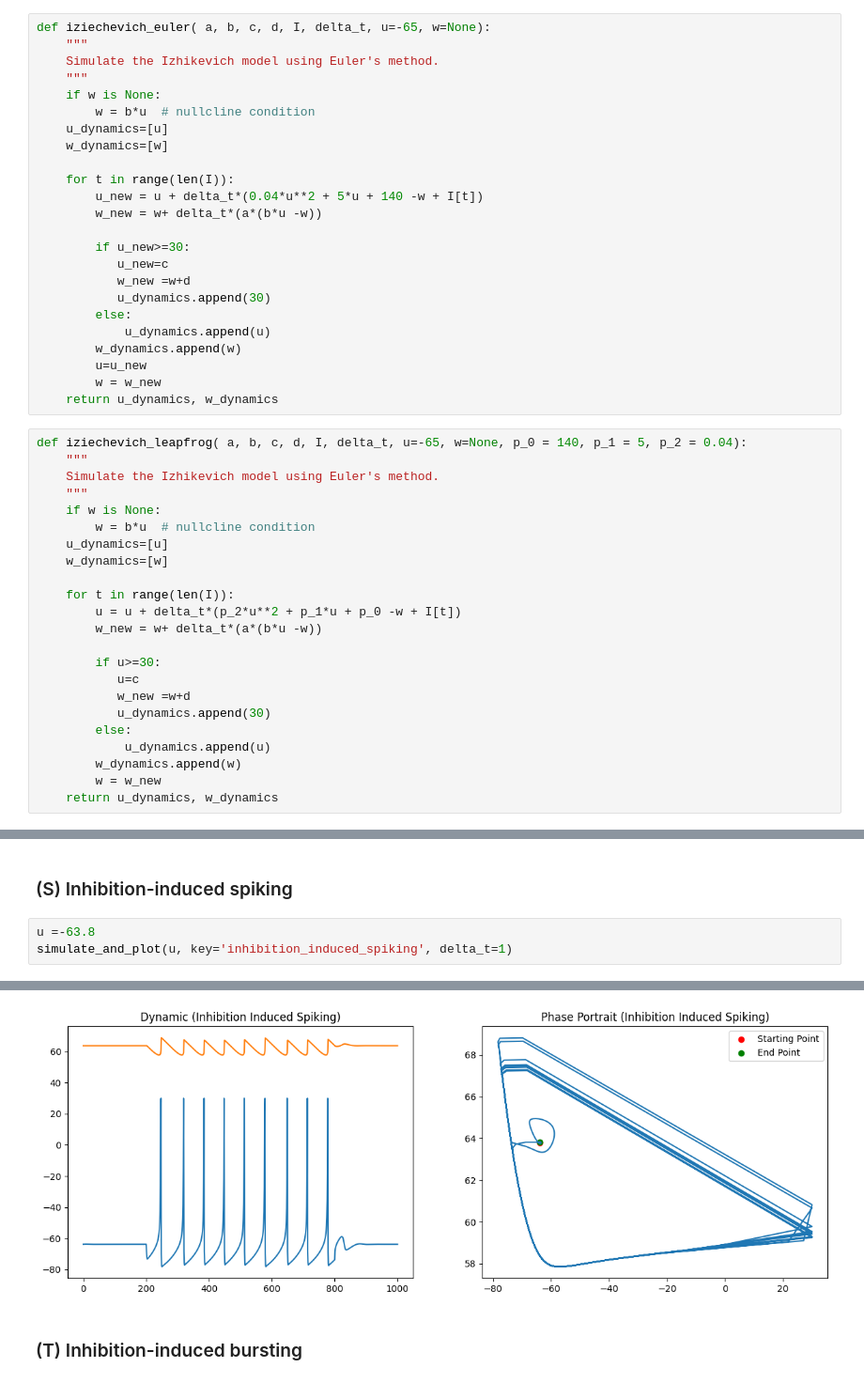
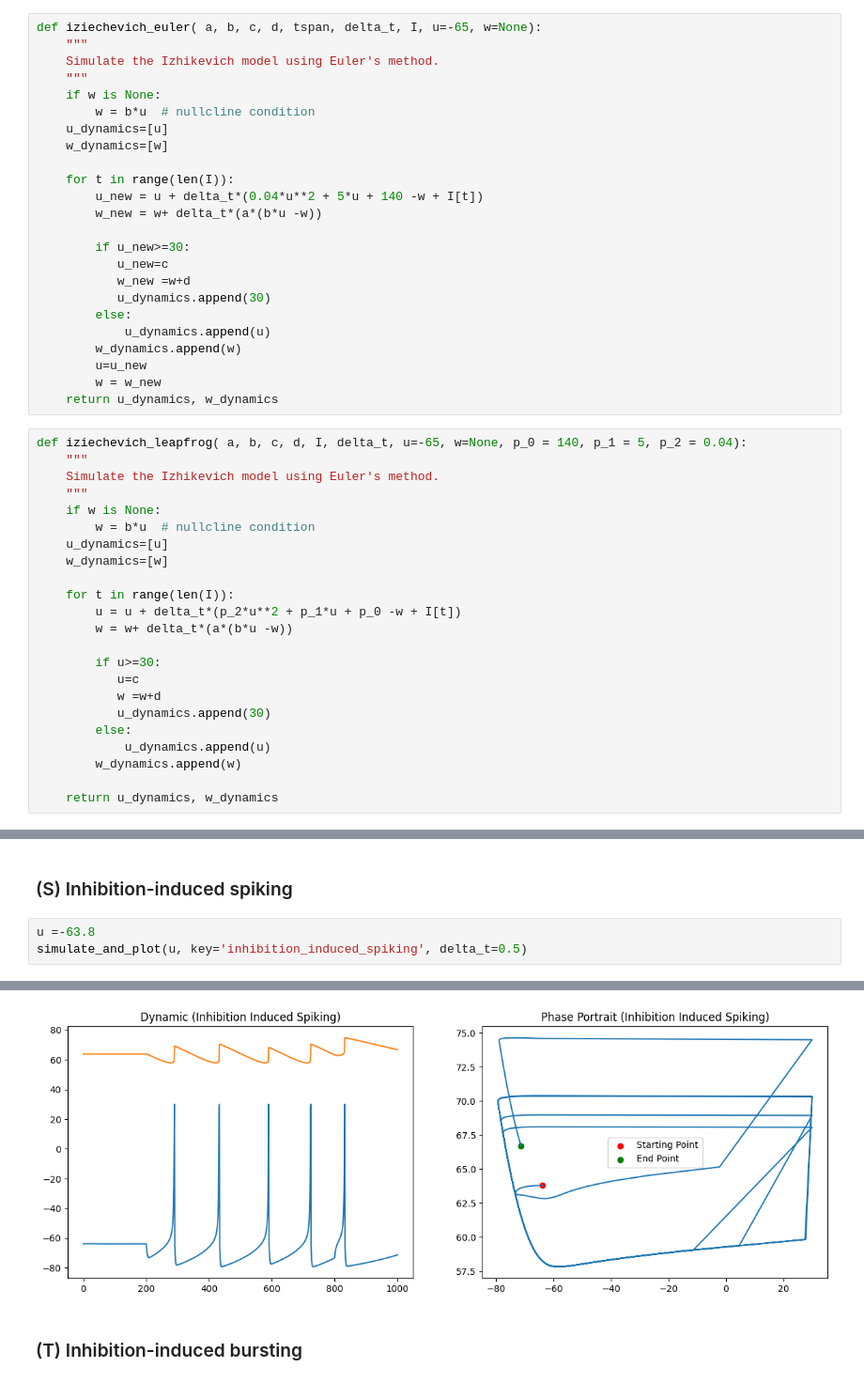
Before and after one commit to g-lago8/ComputationalNeuroScience, a Jupyter notebook: LAB1/assignment1.ipynb, the cells around one changed output, grey strips where cells are left out. Shown at 94% size. Saved outputs shown, nothing was run; the diff lists cells and outputs as text.

```diff
--- a/LAB1/assignment1.ipynb
+++ b/LAB1/assignment1.ipynb
@@ -28,5 +26,5 @@ if $u\geq 30$ then
 # %%
-def iziechevich_euler( a, b, c, d, I, delta_t, u=-65, w=None):
+def iziechevich_euler( a, b, c, d, tspan, delta_t, I, u=-65, w=None):
     """
     Simulate the Izhikevich model using Euler's method.
     """
@@ -61,14 +59,14 @@ def iziechevich_leapfrog( a, b, c, d, I, delta_t, u=-65, w=None, p_0 = 140, p_1
 
     for t in range(len(I)):
         u = u + delta_t*(p_2*u**2 + p_1*u + p_0 -w + I[t])
-        w_new = w+ delta_t*(a*(b*u -w))
+        w = w+ delta_t*(a*(b*u -w))
 
         if u>=30:
            u=c
-           w_new =w+d
+           w =w+d
            u_dynamics.append(30)
         else:
             u_dynamics.append(u)
         w_dynamics.append(w)
-        w = w_new
+
     return u_dynamics, w_dynamics
@@ -454,6 +473,6 @@ simulate_and_plot(u, 'depolarising_after_potential');
 ### (S) Inhibition-induced spiking
 # %%
 u =-63.8
-simulate_and_plot(u, key='inhibition_induced_spiking', delta_t=1)
+simulate_and_plot(u, key='inhibition_induced_spiking', delta_t=0.5)
 # %% [output]
 ([-63.8,
@@ -471,9 +490,9 @@ simulate_and_plot(u, key='inhibition_induced_spiking', delta_t=1)
 ... (1989 lines left out)
   ...],
  array([<Axes: title={'center': 'Dynamic (Inhibition Induced Spiking)'}>,
         <Axes: title={'center': 'Phase Portrait (Inhibition Induced Spiking)'}>],
        dtype=object))
-[figure, old version]
+[figure, new version]
 # %% [markdown]
 ### (T) Inhibition-induced bursting
 # %%
```
Also changed, not shown: parts of 38 cells of this notebook, 2 other files.
